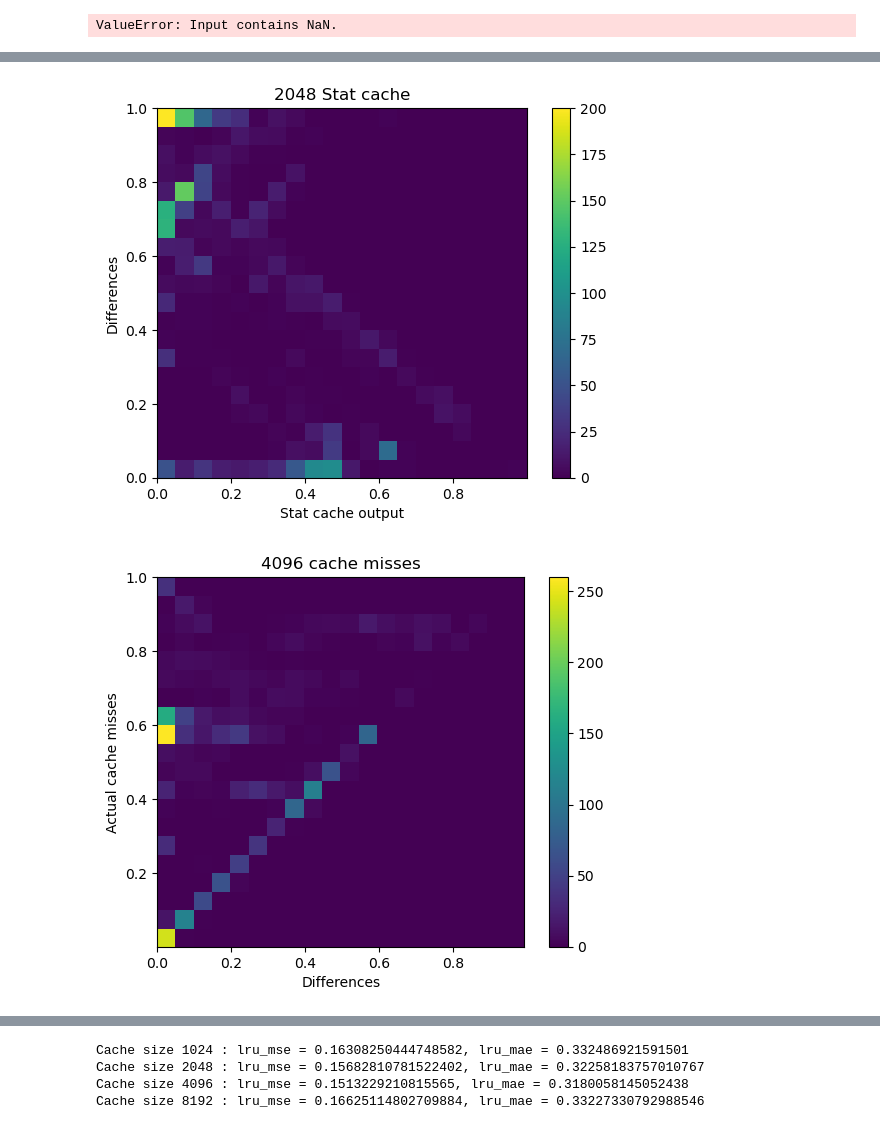
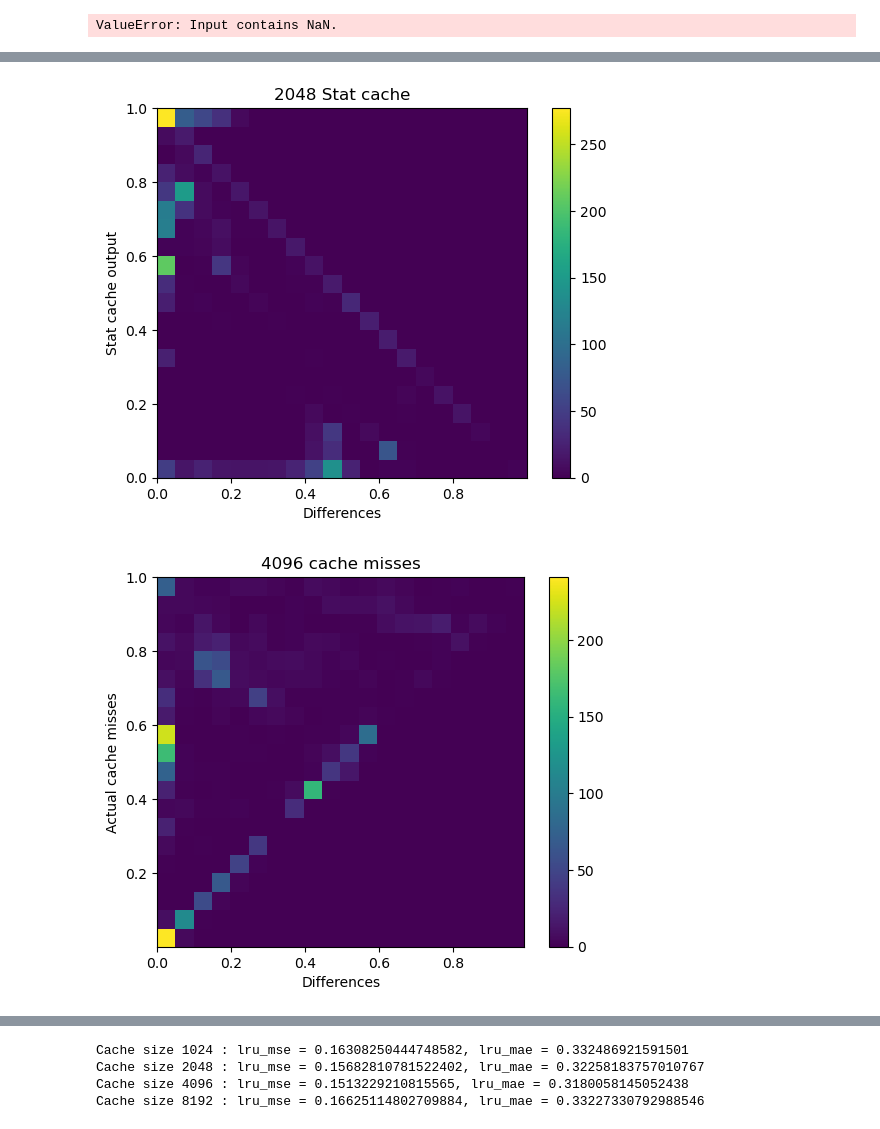
Before and after one commit to MarkRamosS/CacheEstimator, a Jupyter notebook: statCache.ipynb, the cells around one changed output, grey strips where cells are left out. Drawn from its saved outputs; the diff is of its cells as text; code cells hidden in the pictures.

Commit message:
Stat cache

```diff
--- a/statCache.ipynb
+++ b/statCache.ipynb
@@ -14,7 +14,7 @@ import json
 #    x['id'] = x['id'].apply(lambda x: file[:-4] + "_" + str(x))
 #    sc_out = pd.concat([x, sc_out], ignore_index=True)
 #sc_out = sc_out.sort_values("id", ascending=True, ignore_index=True).fillna(0)
-sc_out = pd.read_csv('../ce_data/output_512/statcache_512.csv')
+sc_out = pd.read_csv('../ce_data/output_512/statcache_512_nowb.csv')
 for i in ['32','64','128','256','512','1024','2048','4096','8192']:
     sc_out['lru_'+i] = sc_out['lru_'+i]/sc_out['total_accesses']
 print(sc_out)
@@ -138,7 +138,7 @@ for i in ['1024','2048','4096','8192']:
     plt.imshow(heatmap.T, extent=extent, origin='lower')
     plt.colorbar()
     plt.title(i+' Stat cache')
-    plt.xlabel('Stat cache output')
-    plt.ylabel('Differences')
+    plt.ylabel('Stat cache output')
+    plt.xlabel('Differences')
     plt.show()
 # %% [output]
@@ -148,2 +148,2 @@ for i in ['1024','2048','4096','8192']:
-[figure, old version]
+[figure, new version]
-[figure, old version]
+[figure, new version]
```
Also changed, not shown: parts of 8 cells of this notebook.
